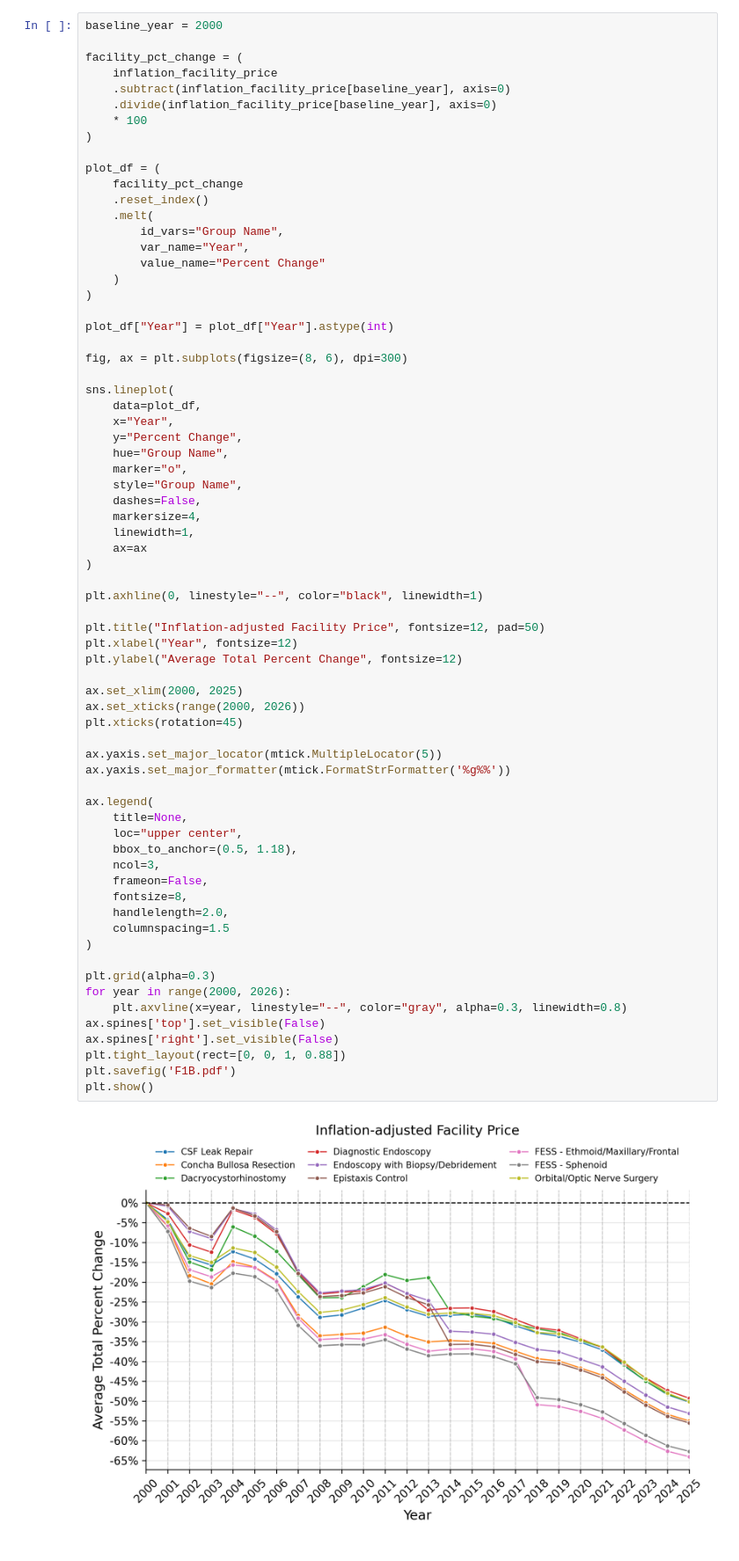
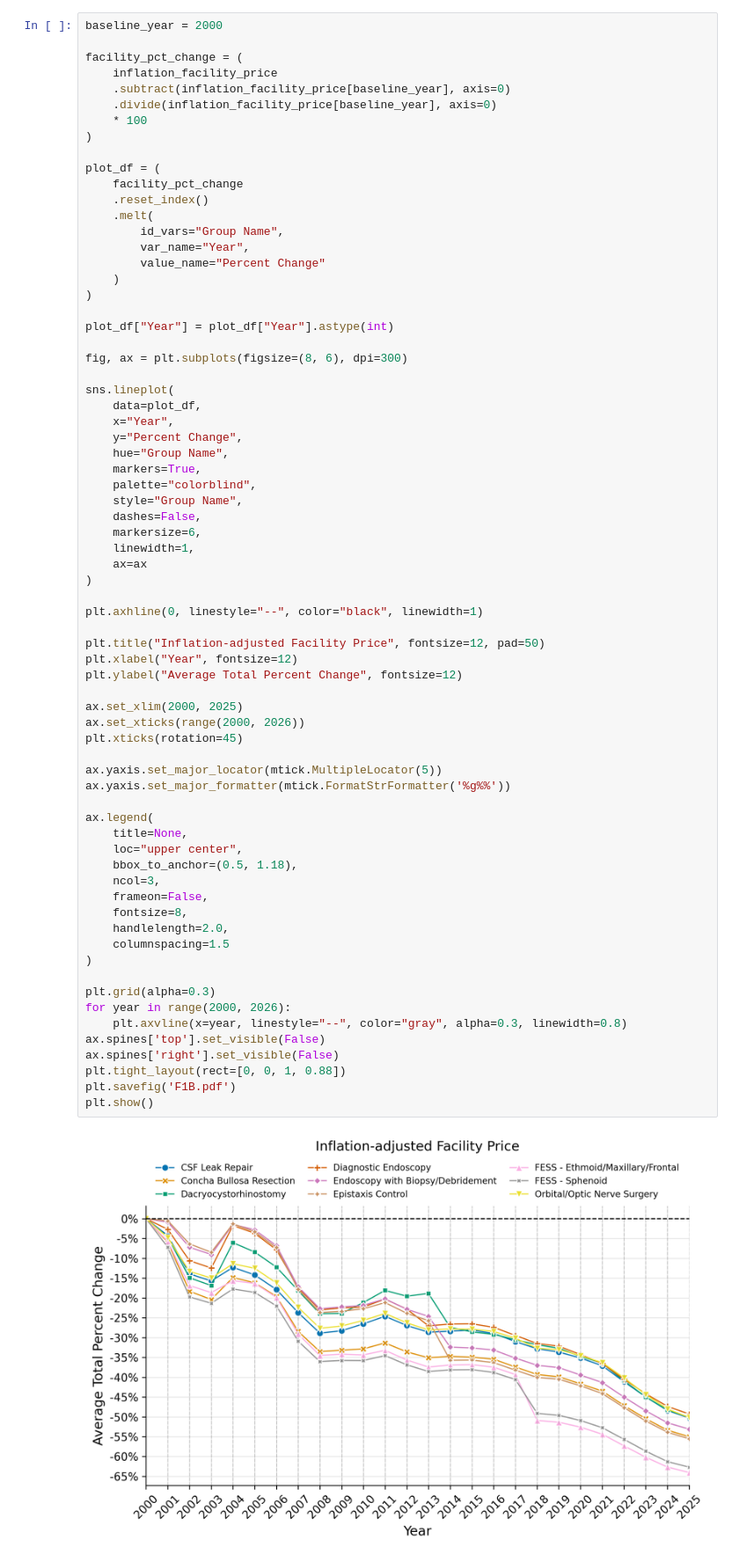
Before and after one commit to ravibandaru-lab/rhinology_reimbursement, a Jupyter notebook: Main_Figures/F1/F1.ipynb, the cells around one changed output. Shown at 88% size. Saved outputs shown, nothing was run; the diff lists cells and outputs as text.

```diff
--- a/Main_Figures/F1/F1.ipynb
+++ b/Main_Figures/F1/F1.ipynb
@@ -165,10 +165,11 @@ sns.lineplot(
     x="Year",
     y="Percent Change",
     hue="Group Name",
-    marker="o",
+    markers=True,
+    palette="colorblind",
     style="Group Name",
     dashes=False,
-    markersize=4,
+    markersize=6,
     linewidth=1,
     ax=ax
 )
@@ -179,31 +180,31 @@ plt.title("Inflation-adjusted Facility Price", fontsize=12, pad=50)
 plt.xlabel("Year", fontsize=12)
 plt.ylabel("Average Total Percent Change", fontsize=12)
 
 ax.set_xlim(2000, 2025)
 ax.set_xticks(range(2000, 2026))
 plt.xticks(rotation=45)
 
 ax.yaxis.set_major_locator(mtick.MultipleLocator(5))
 ax.yaxis.set_major_formatter(mtick.FormatStrFormatter('%g%%'))
 
 ax.legend(
     title=None,
     loc="upper center",
     bbox_to_anchor=(0.5, 1.18),
     ncol=3,
     frameon=False,
     fontsize=8,
     handlelength=2.0,
     columnspacing=1.5
 )
 
 plt.grid(alpha=0.3)
 for year in range(2000, 2026):
     plt.axvline(x=year, linestyle="--", color="gray", alpha=0.3, linewidth=0.8)
 ax.spines['top'].set_visible(False)
 ax.spines['right'].set_visible(False)
 plt.tight_layout(rect=[0, 0, 1, 0.88])
 plt.savefig('F1B.pdf')
 plt.show()
 # %% [output]
-[figure, old version]
+[figure, new version]
```
Also changed, not shown: parts of 1 cell of this notebook, 17 other files.
